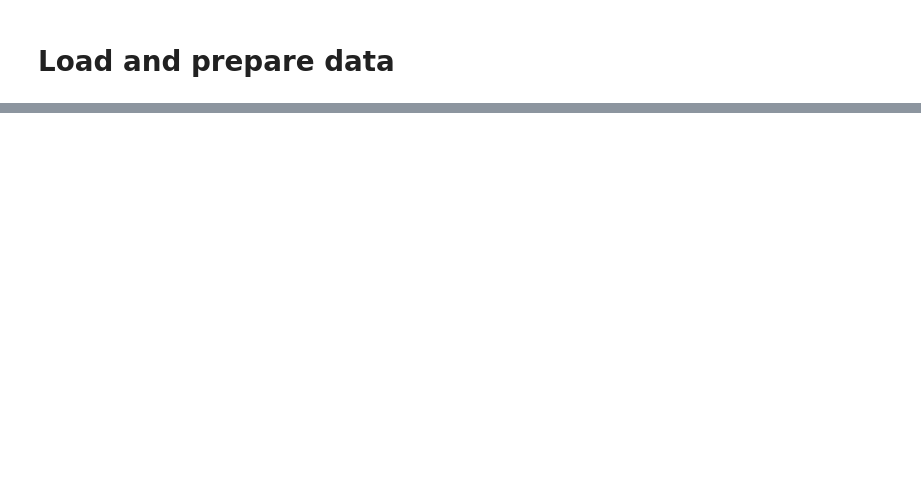
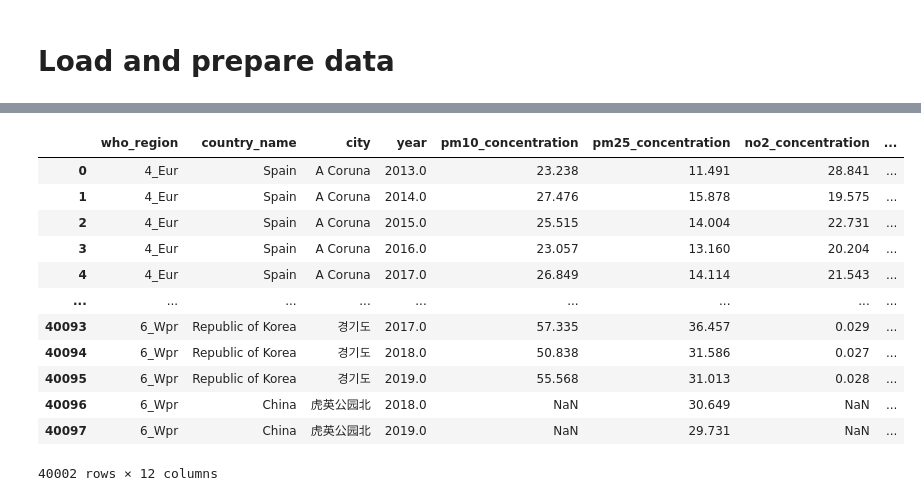
Before and after one commit to elpbcn/air-pollution-levels, a Jupyter notebook: notebooks/preprocess.ipynb, the cells around one changed output, grey strips where cells are left out. Saved outputs shown, nothing was run; the diff lists cells and outputs as text; code cells hidden in the pictures; blank space fills up the shorter version.

```diff
--- a/notebooks/preprocess.ipynb
+++ b/notebooks/preprocess.ipynb
@@ -84,0 +254,2 @@ df.head()
+# %%
+data2 = pd.read_csv('../raw_data/air_pollution_data_upd.csv')
@@ -84,0 +328,29 @@ df.head()
+# %%
+def classify_concentrations(df):
+    '''
+    Classifies the concentrations of NO2, PM10, and PM2.5 into categories based on the European Air Quality Index (AQI) classification.
+    Sets the target class as the maximum of the three classified pollutant concentrations.
+    '''
+    # Define classification limits
+    no2_limits = [0, 40, 90, 120, 230, 340, 1000]
+    pm10_limits = [0, 10, 20, 25, 50, 75, 800]
+    pm25_limits = [0, 20, 40, 50, 100, 150, 1200]
+
+    # Classify PM10 concentrations
+    df['pm10_class'] = pd.cut(df['pm10_concentration'], bins=pm10_limits, labels=[1, 2, 3, 4, 5, 6])
+
+    # Classify PM2.5 concentrations
+    df['pm25_class'] = pd.cut(df['pm25_concentration'], bins=pm25_limits, labels=[1, 2, 3, 4, 5, 6])
+
+    # Classify NO2 concentrations
+    df['no2_class'] = pd.cut(df['no2_concentration'], bins=no2_limits, labels=[1, 2, 3, 4, 5, 6])
+
+    # Determine the target class as the maximum of the three pollutant classes
+    df['target_class'] = df[['pm10_class', 'pm25_class', 'no2_class']].apply(lambda row: row.max(), axis=1)
+
+    # Drop the intermediate class columns
+    df = df.drop(columns=['pm10_class', 'no2_class', 'pm25_class'])
+
+    return df
+# %%
+data2 = clean_data(data2)
@@ -84,0 +402,17 @@ df.head()
+# %%
+data_complete = classify_concentrations(data2)
+data_complete
+# %% [output]
+|  | who_region | country_name | city | year | pm10_concentration | pm25_concentration | no2_concentration | ... |
+| 0 | 4_Eur | Spain | A Coruna | 2013.0 | 23.238 | 11.491 | 28.841 | ... |
+| 1 | 4_Eur | Spain | A Coruna | 2014.0 | 27.476 | 15.878 | 19.575 | ... |
+| 2 | 4_Eur | Spain | A Coruna | 2015.0 | 25.515 | 14.004 | 22.731 | ... |
+| 3 | 4_Eur | Spain | A Coruna | 2016.0 | 23.057 | 13.160 | 20.204 | ... |
+| 4 | 4_Eur | Spain | A Coruna | 2017.0 | 26.849 | 14.114 | 21.543 | ... |
+| ... | ... | ... | ... | ... | ... | ... | ... | ... |
+| 40093 | 6_Wpr | Republic of Korea | 경기도 | 2017.0 | 57.335 | 36.457 | 0.029 | ... |
+| 40094 | 6_Wpr | Republic of Korea | 경기도 | 2018.0 | 50.838 | 31.586 | 0.027 | ... |
+| 40095 | 6_Wpr | Republic of Korea | 경기도 | 2019.0 | 55.568 | 31.013 | 0.028 | ... |
+| 40096 | 6_Wpr | China | 虎英公园北 | 2018.0 | NaN | 30.649 | NaN | ... |
+| 40097 | 6_Wpr | China | 虎英公园北 | 2019.0 | NaN | 29.731 | NaN | ... |
+40002 rows × 12 columns
```
Also changed, not shown: parts of 30 cells of this notebook, 5 other files.
